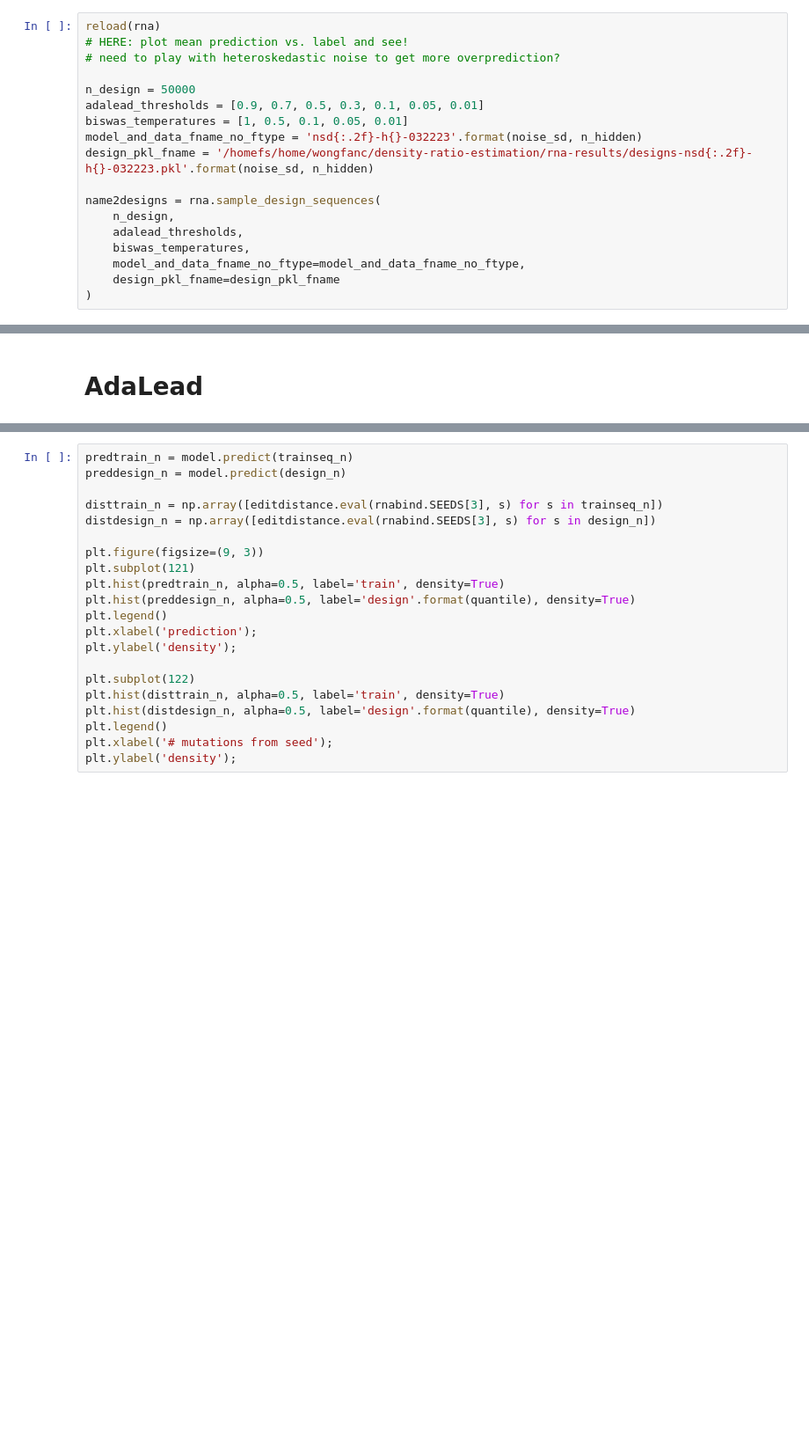
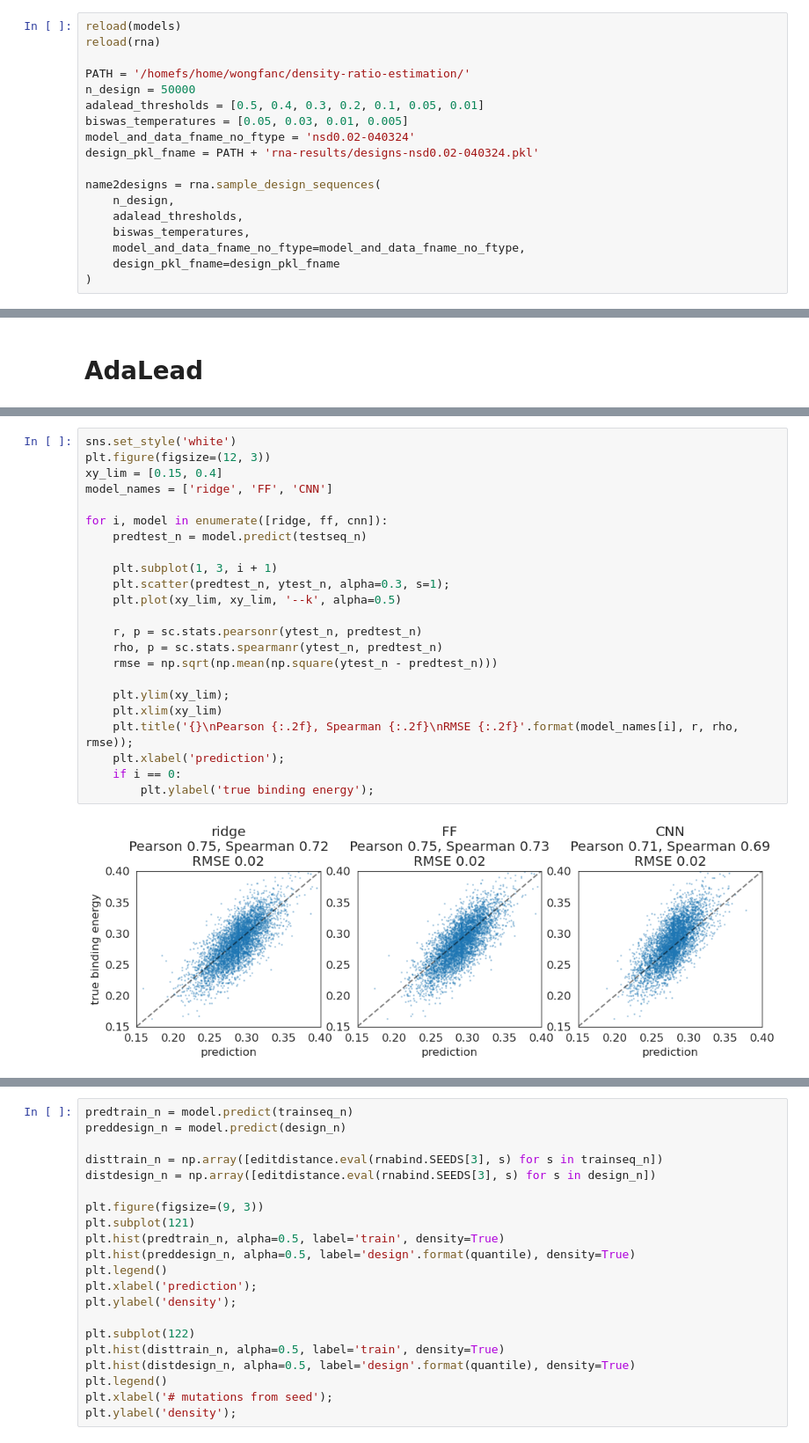
Before and after one commit to clarafy/design-algorithm-selection, a Jupyter notebook: notebooks/rna-031123.ipynb, the cells around one changed output, grey strips where cells are left out. Shown at 88% size. Drawn from its saved outputs; the diff is of its cells as text; blank space fills up the shorter version.

```diff
--- a/notebooks/rna-031123.ipynb
+++ b/notebooks/rna-031123.ipynb
@@ -123,13 +131,13 @@ plt.title('p_mut = {}, noise_sd = {}'.format(p_mutation, noise_sd));
 # %%
+reload(models)
 reload(rna)
-# HERE: plot mean prediction vs. label and see!
-# need to play with heteroskedastic noise to get more overprediction?
 
+PATH = '/homefs/home/wongfanc/density-ratio-estimation/'
 n_design = 50000
-adalead_thresholds = [0.9, 0.7, 0.5, 0.3, 0.1, 0.05, 0.01]
-biswas_temperatures = [1, 0.5, 0.1, 0.05, 0.01]
-model_and_data_fname_no_ftype = 'nsd{:.2f}-h{}-032223'.format(noise_sd, n_hidden)
-design_pkl_fname = '/homefs/home/wongfanc/density-ratio-estimation/rna-results/designs-nsd{:.2f}-h{}-032223.pkl'.format(noise_sd, n_hidden)
+adalead_thresholds = [0.5, 0.4, 0.3, 0.2, 0.1, 0.05, 0.01]
+biswas_temperatures = [0.05, 0.03, 0.01, 0.005]
+model_and_data_fname_no_ftype = 'nsd0.02-040324'
+design_pkl_fname = PATH + 'rna-results/designs-nsd0.02-040324.pkl'
 
 name2designs = rna.sample_design_sequences(
     n_design,
@@ -389,0 +512,25 @@ plt.ylabel('density');
+# %%
+sns.set_style('white')
+plt.figure(figsize=(12, 3))
+xy_lim = [0.15, 0.4]
+model_names = ['ridge', 'FF', 'CNN']
+
+for i, model in enumerate([ridge, ff, cnn]):
+    predtest_n = model.predict(testseq_n)
+
+    plt.subplot(1, 3, i + 1)
+    plt.scatter(predtest_n, ytest_n, alpha=0.3, s=1);
+    plt.plot(xy_lim, xy_lim, '--k', alpha=0.5)
+
+    r, p = sc.stats.pearsonr(ytest_n, predtest_n)
+    rho, p = sc.stats.spearmanr(ytest_n, predtest_n)
+    rmse = np.sqrt(np.mean(np.square(ytest_n - predtest_n)))
+
+    plt.ylim(xy_lim);
+    plt.xlim(xy_lim)
+    plt.title('{}\nPearson {:.2f}, Spearman {:.2f}\nRMSE {:.2f}'.format(model_names[i], r, rho, rmse));
+    plt.xlabel('prediction');
+    if i == 0:
+        plt.ylabel('true binding energy');
+# %% [output]
+[figure, added]
```
Also changed, not shown: parts of 23 cells of this notebook, 17 other files.
